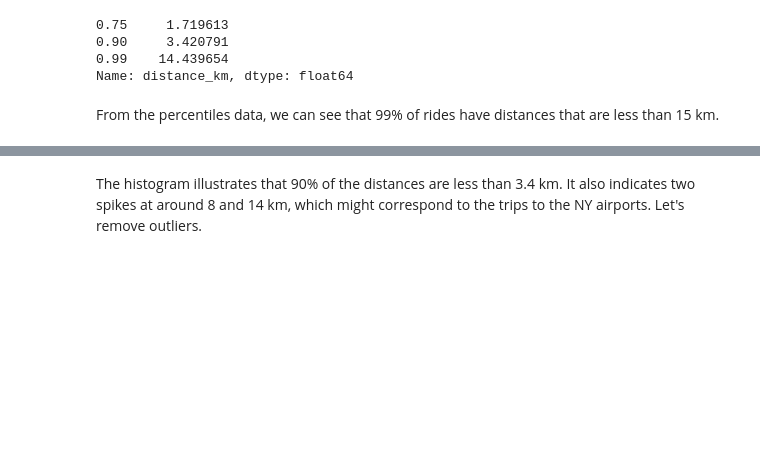
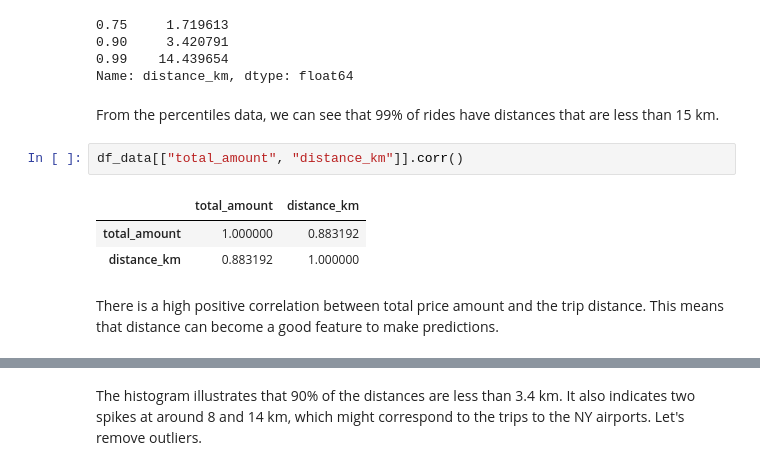
Before and after one commit to t3ch123/reimagined-computing-machine, a Jupyter notebook: notebook.ipynb, the cells around one changed output, grey strips where cells are left out. Drawn from its saved outputs; the diff is of its cells as text; blank space fills up the shorter version.

```diff
--- a/notebook.ipynb
+++ b/notebook.ipynb
@@ -252,6 +265,14 @@ df_data.distance_km.quantile([.75, 0.9, .99])
 Name: distance_km, dtype: float64
 # %% [markdown]
 From the percentiles data, we can see that 99% of rides have distances that are less than 15 km.
+# %%
+df_data[["total_amount", "distance_km"]].corr()
+# %% [output]
+|  | total_amount | distance_km |
+| total_amount | 1.000000 | 0.883192 |
+| distance_km | 0.883192 | 1.000000 |
+# %% [markdown]
+There is a high positive correlation between total price amount and the trip distance. This means that distance can become a good feature to make predictions.
 # %%
 df_data[df_data.distance_km < 15].distance_km.hist(bins=100, figsize=(8, 2))
 # %% [output]
```
Also changed, not shown: parts of 11 cells of this notebook.
